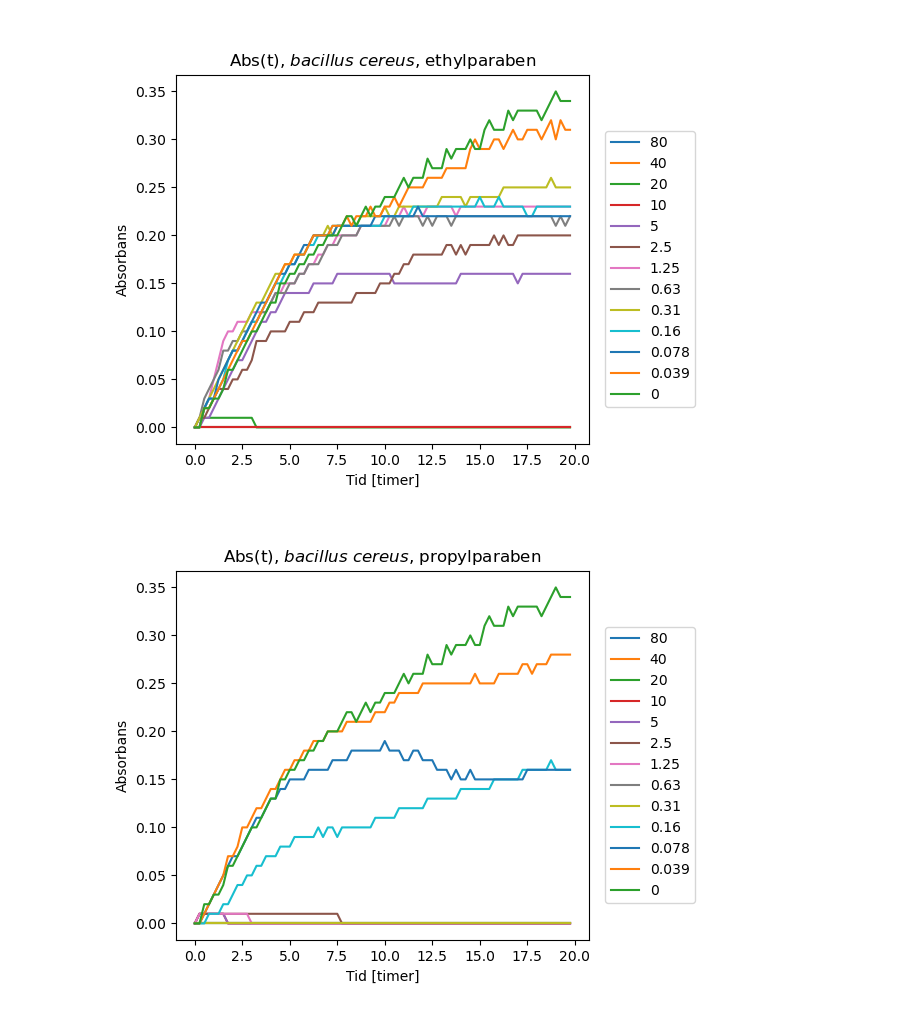
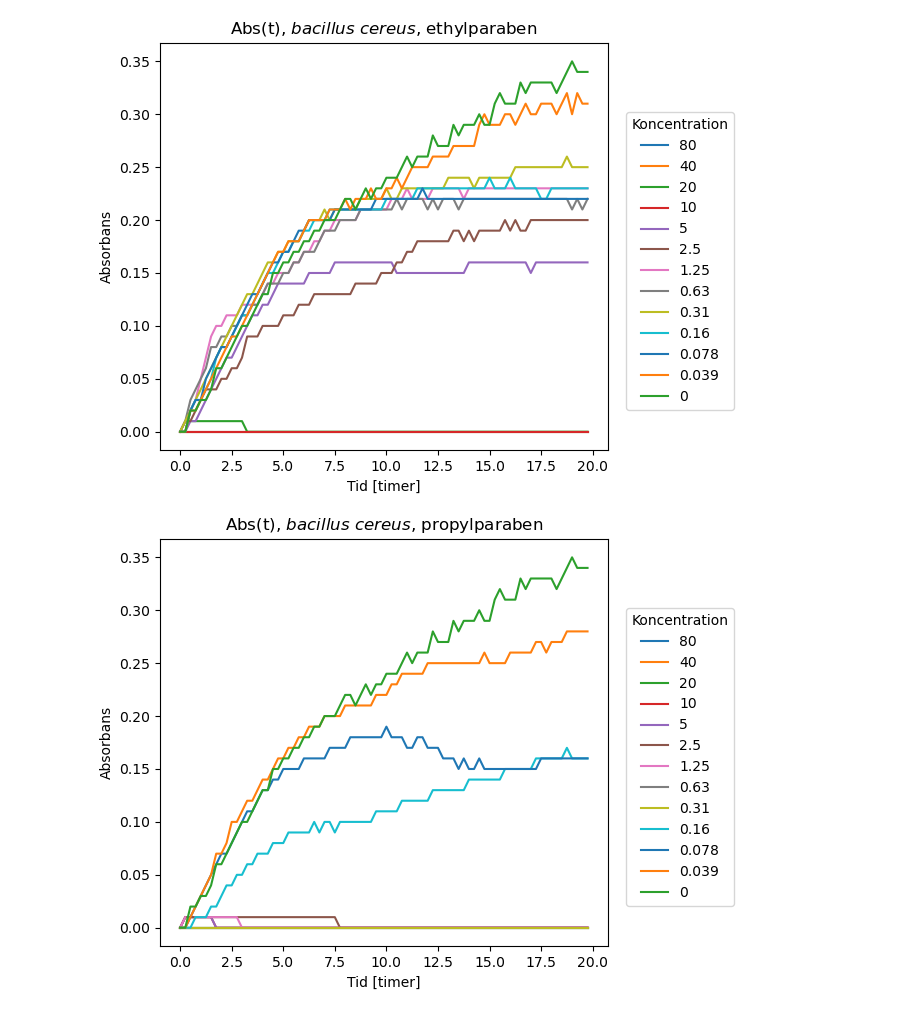
Before and after one commit to oliverbager/teknikfag, a Jupyter notebook: databehandling.ipynb, the cells around one changed output. Saved outputs shown, nothing was run; the diff lists cells and outputs as text; code cells hidden in the pictures.

Commit message:
smp figurer

```diff
--- a/databehandling.ipynb
+++ b/databehandling.ipynb
@@ -13,29 +13,30 @@ concentrations = ["80","40","20","10","5","2.5","1.25","0.63","0.31","0.16","0.0
 # %%
 def growthPlot(name, title, letter, ctrl):
     savename = f'{name}.pdf'
-    fig, name = plt.subplots()
+    fig, ax = plt.subplots()
 
     i = 0
     for e in [(letter+'{}').format(i) for i in range(1,13)]+[ctrl]:
         name.plot(data["Time"], data[e],label=concentrations[i])
         i += 1
 
-    name.set_title(title)
-    name.set_xlabel("Tid [timer]")
-    name.set_ylabel("Absorbans")
+    ax.set_title(title)
+    ax.set_xlabel("Tid [timer]")
+    ax.set_ylabel("Absorbans")
     plt.subplots_adjust(right=0.77)
-    name.legend(loc=(1.04,0.1))
+    ax.legend(loc=(1.04,0.1), title='Koncentration')
+    plt.tight_layout(pad=0.25)
     plt.savefig(savename, dpi=150)
 
     plt.show()
 # %%
-growthPlot('vækstbcethyl' ,"Abs(t), $\it{bacillus~cereus}$, ethylparaben", 'B', 'A11')
+vækstbcethyl = growthPlot('vækstbcethyl' ,"Abs(t), $\it{bacillus~cereus}$, ethylparaben", 'B', 'A11')
 # %% [output]
-[figure, old version]
+[figure, new version]
 # %%
-growthPlot('vækstbcpropyl' ,"Abs(t), $\it{bacillus~cereus}$, propylparaben", 'C', 'A11')
+vækstbcpropyl = growthPlot('vækstbcpropyl' ,"Abs(t), $\it{bacillus~cereus}$, propylparaben", 'C', 'A11')
 # %% [output]
-[figure, old version]
+[figure, new version]
 # %%
 growthPlot('vækstecethyl' ,"Abs(t), $\it{escherichia~coli}$, ethylparaben", 'F', 'E10')
 # %% [output]
```
Also changed, not shown: parts of 9 cells of this notebook, 15 other files.
